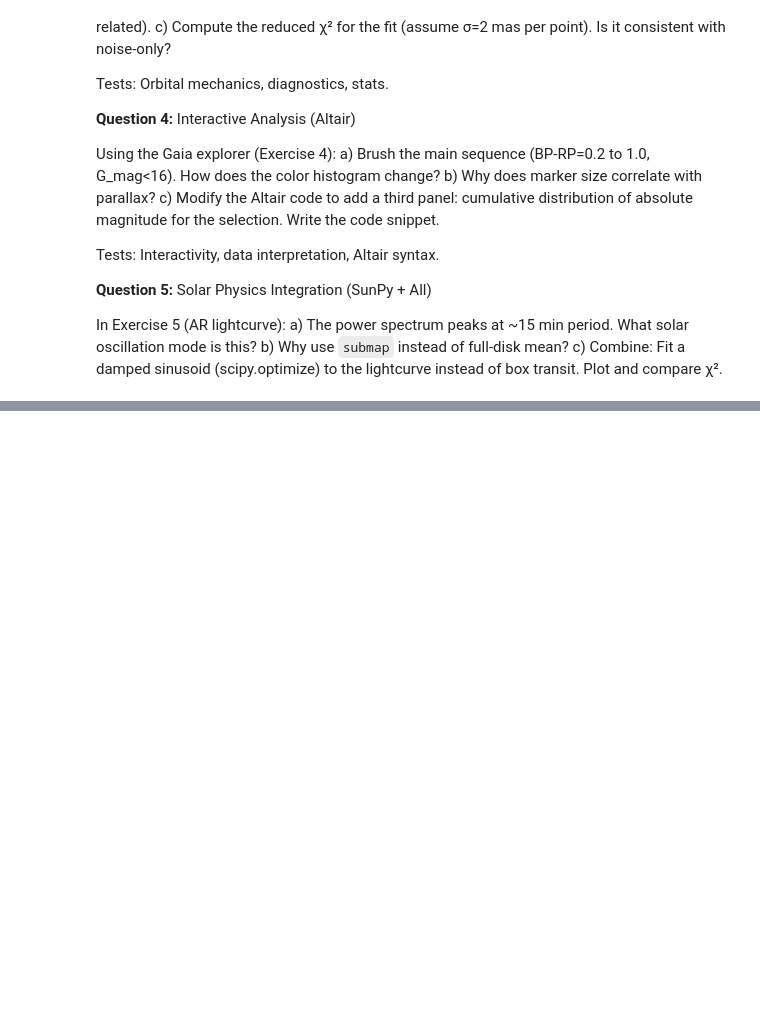
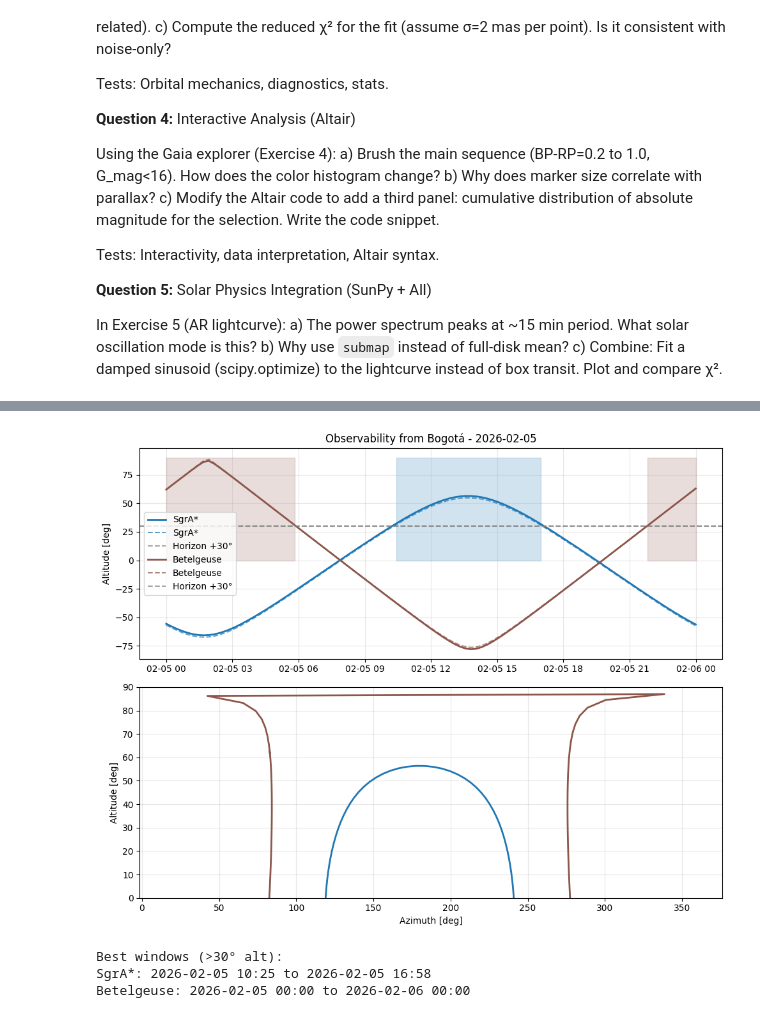
Before and after one commit to andrewphy/Computational_Astrophysics_2026-I_AFSR, a Jupyter notebook: Tareas/Ejercicios/Exersices_Python.ipynb, the cells around one changed output, grey strips where cells are left out. Drawn from its saved outputs; the diff is of its cells as text; code cells hidden in the pictures; blank space fills up the shorter version.

```diff
--- a/Tareas/Ejercicios/Exersices_Python.ipynb
+++ b/Tareas/Ejercicios/Exersices_Python.ipynb
@@ -784,0 +796,64 @@ c) Combine: Fit a damped sinusoid (scipy.optimize) to the lightcurve instead of
+# %%
+# EXERCISE 2: Multi-target AltAz tracking from Bogotá
+# Targets: Crab, Sgr A*, Betelgeuse
+targets = {
+    'SgrA*': SkyCoord(0*u.deg, 0*u.deg, frame='galactic'),
+    'Betelgeuse': SkyCoord.from_name('Betelgeuse')
+}
+
+# Bogotá observatory
+bogota = EarthLocation(lat=4.6481*u.deg, lon=-74.0850*u.deg, height=2600*u.m)
+medellin=EarthLocation(lat=6.25*u.deg, lon=-74.0850*u.deg, height=2600*u.m)
+
+# Night of 2026-02-05 (today!)
+midnight = Time('2026-02-05 00:00:00')
+times = midnight + np.linspace(0, 24, 100)*u.hour
+
+fig, (ax1, ax2) = plt.subplots(2, 1, figsize=(10, 8)) #, sharex=True) si se comparten el eje no se aprecian bien las figuras
+
+# AltAz frames
+altaz_frame = AltAz(obstime=times, location=bogota)
+altaz_frame2=AltAz(obstime=times, location=medellin)
+
+colors = plt.cm.tab10(np.linspace(0,1,3))
+for i, (name, coord) in enumerate(targets.items()):
+    altaz = coord.transform_to(altaz_frame)
+    altaz2=coord.transform_to(altaz_frame2)
+
+    # Plot altitude vs time
+    ax1.plot_date(times.datetime, altaz.alt.deg, '-', color=colors[i], label=name, lw=2)
+    ax1.plot_date(times.datetime,altaz2.alt.deg,'--' ,color=colors[i],alpha=0.7,label=name)
+    ax1.axhline(30, color='gray', ls='--', alpha=0.7, label='Horizon +30°')# esto dentro del for hace la linea de 30 repetidas veces
+    ax1.fill_between(times.datetime, 90, 0, where=(altaz.alt.deg>30), color=colors[i], alpha=0.2)
+
+    # Azimuth (polar-style inset)
+    ax2.plot(altaz.az.deg, altaz.alt.deg, '-', color=colors[i], label=name, lw=2)
+
+ax1.set_ylabel('Altitude [deg]')
+ax1.set_title('Observability from Bogotá - 2026-02-05')
+ax1.legend()
+ax1.grid(True, alpha=0.3)
+
+ax2.set_xlabel('Azimuth [deg]')
+ax2.set_ylabel('Altitude [deg]')
+ax2.set_ylim(0, 90)
+ax2.grid(True, alpha=0.3)
+
+plt.tight_layout()
+plt.savefig('data/bogota_observability.png', dpi=150, bbox_inches='tight')
+plt.show()
+
+# Print best observation windows (>30° alt)
+print('Best windows (>30° alt):')
+for name, coord in targets.items():
+    altaz = coord.transform_to(altaz_frame)
+    obs_mask = altaz.alt.deg > 30
+    if obs_mask.any():
+        first = times[obs_mask][0].iso
+        last = times[obs_mask][-1].iso
+        print(f'{name}: {first[:16]} to {last[:16]}')
+# %% [output]
+[figure, added]
+Best windows (>30° alt):
+SgrA*: 2026-02-05 10:25 to 2026-02-05 16:58
+Betelgeuse: 2026-02-05 00:00 to 2026-02-06 00:00
```
Also changed, not shown: parts of 9 cells of this notebook, 16 other files.
